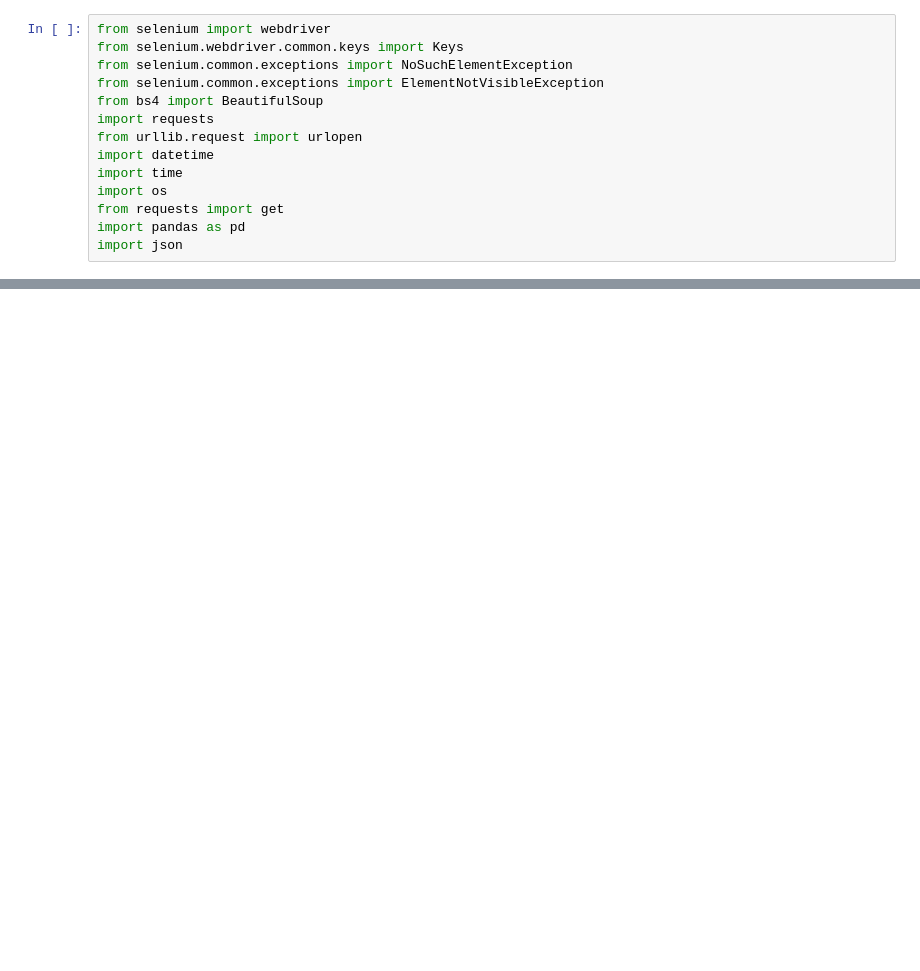
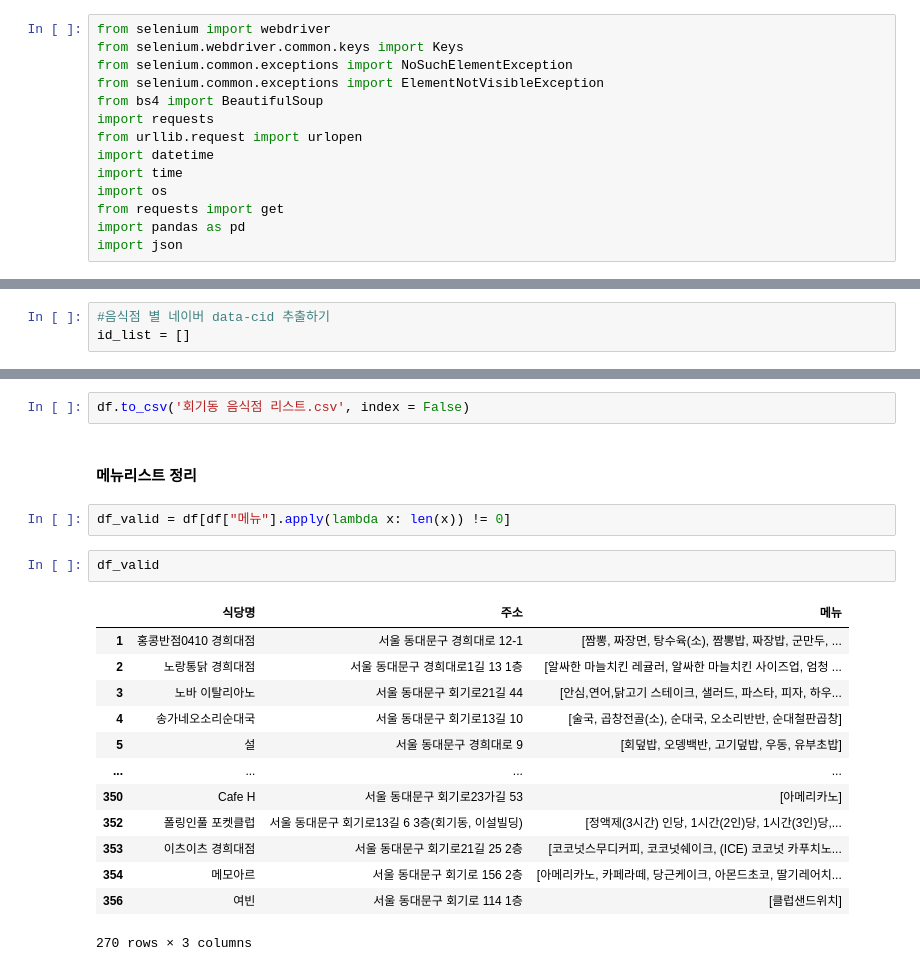
Before and after one commit to AndyEEL/capstone_2, a Jupyter notebook: Crawling_code/Naver/네이버 맛집 크롤링 - 모바일 버전.ipynb, the cells around one changed output, grey strips where cells are left out. Drawn from its saved outputs; the diff is of its cells as text; blank space fills up the shorter version.

```diff
--- a/Crawling_code/Naver/네이버 맛집 크롤링 - 모바일 버전.ipynb
+++ b/Crawling_code/Naver/네이버 맛집 크롤링 - 모바일 버전.ipynb
@@ -26,0 +44,3 @@ id_list = list(rest_name)
+# %%
+#음식점 별 네이버 data-cid 추출하기
+id_list = []
@@ -63,0 +202,22 @@ df
+# %%
+df.to_csv('회기동 음식점 리스트.csv', index = False)
+# %% [markdown]
+#### 메뉴리스트 정리
+# %%
+df_valid = df[df["메뉴"].apply(lambda x: len(x)) != 0]
+# %%
+df_valid
+# %% [output]
+|  | 식당명 | 주소 | 메뉴 |
+| 1 | 홍콩반점0410 경희대점 | 서울 동대문구 경희대로 12-1 | [짬뽕, 짜장면, 탕수육(소), 짬뽕밥, 짜장밥, 군만두, ... |
+| 2 | 노랑통닭 경희대점 | 서울 동대문구 경희대로1길 13 1층 | [알싸한 마늘치킨 레귤러, 알싸한 마늘치킨 사이즈업, 엄청 ... |
+| 3 | 노바 이탈리아노 | 서울 동대문구 회기로21길 44 | [안심,연어,닭고기 스테이크, 샐러드, 파스타, 피자, 하우... |
+| 4 | 송가네오소리순대국 | 서울 동대문구 회기로13길 10 | [술국, 곱창전골(소), 순대국, 오소리반반, 순대철판곱창] |
+| 5 | 설 | 서울 동대문구 경희대로 9 | [회덮밥, 오뎅백반, 고기덮밥, 우동, 유부초밥] |
+| ... | ... | ... | ... |
+| 350 | Cafe H | 서울 동대문구 회기로23가길 53 | [아메리카노] |
+| 352 | 폴링인풀 포켓클럽 | 서울 동대문구 회기로13길 6 3층(회기동, 이설빌딩) | [정액제(3시간) 인당, 1시간(2인)당, 1시간(3인)당,... |
+| 353 | 이츠이츠 경희대점 | 서울 동대문구 회기로21길 25 2층 | [코코넛스무디커피, 코코넛쉐이크, (ICE) 코코넛 카푸치노... |
+| 354 | 메모아르 | 서울 동대문구 회기로 156 2층 | [아메리카노, 카페라떼, 당근케이크, 아몬드초코, 딸기레어치... |
+| 356 | 여빈 | 서울 동대문구 회기로 114 1층 | [클럽샌드위치] |
+270 rows × 3 columns
```
Also changed, not shown: parts of 18 cells of this notebook, 2 other files.
